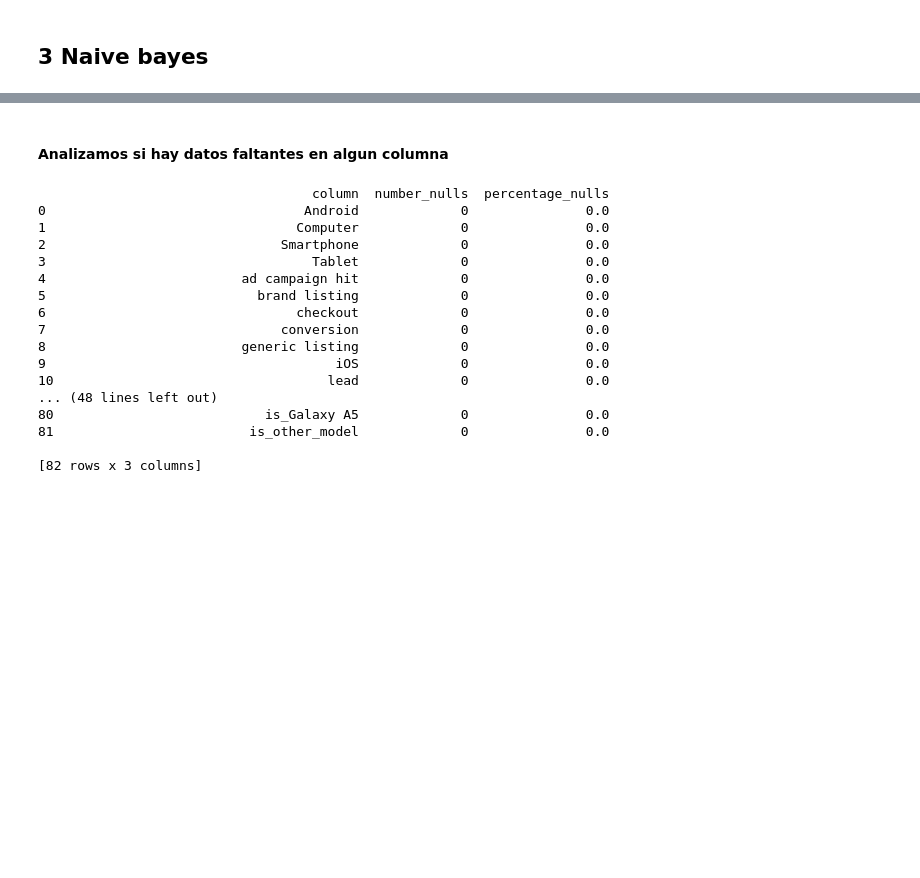
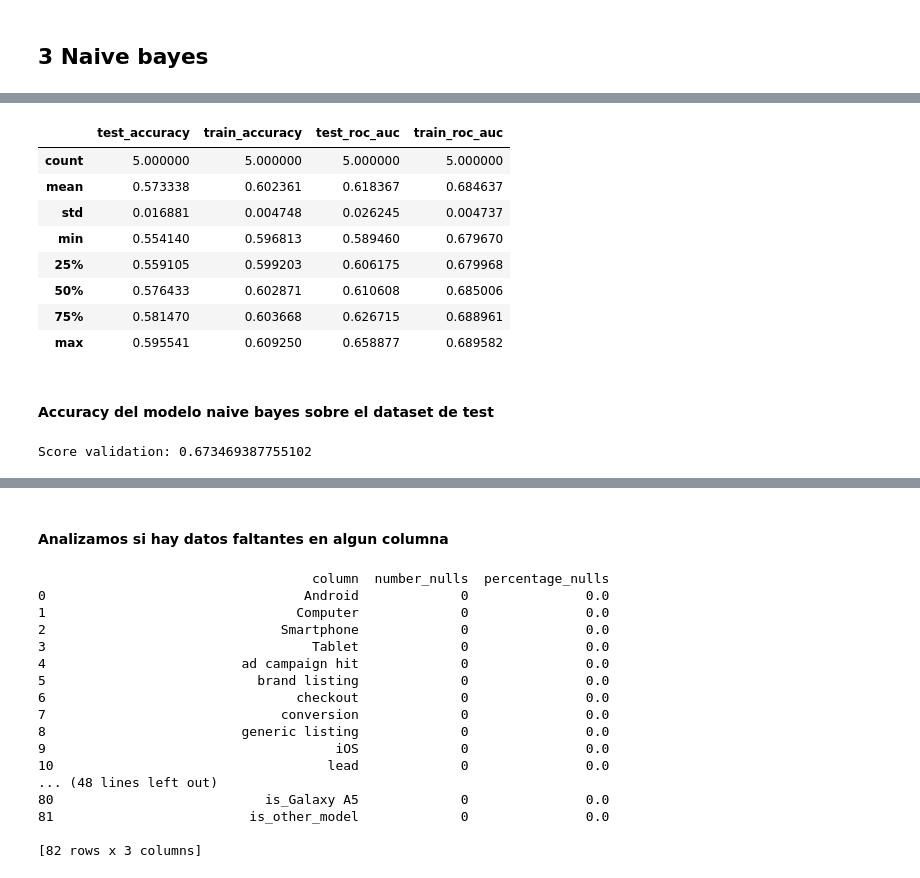
Before and after one commit to pabloveraML/decision_tree, a Jupyter notebook: Final_dataset_maestria - 4.ipynb, the cells around one changed output, grey strips where cells are left out. Drawn from its saved outputs; the diff is of its cells as text; code cells hidden in the pictures; blank space fills up the shorter version.

```diff
--- a/Final_dataset_maestria - 4.ipynb
+++ b/Final_dataset_maestria - 4.ipynb
@@ -531,7 +511,7 @@ def run_model_familiy_datasets(dataframe, model, array_noise, name_attribute):
 
         # Obtenemos las predicciones del mismo
 
-        scoreing = ['accuracy','roc_auc']
+        scoring = ['accuracy','roc_auc']
 
         scores = cross_validate(model, # Instancia de árbol a entrenar en cada fold
                         dataframe.drop(columns=['target']).values, # X_train features
@@ -649,0 +595,15 @@ array([[9.99994429e-001, 5.57075344e-006],
+# %%
+clf = GaussianNB()
+
+scoring = ['accuracy','roc_auc']
+
+scores_nb = cross_validate(clf, # Instancia de árbol a entrenar en cada fold
+                        df_train.drop(columns=['target']).values, # X_train features
+                        df_train["target"].values, # Y_train targets
+                        scoring=scoring, # Pedimos que para fold se ejecute esta lista de scorings
+                        return_train_score = True, # Queremos ver los scorings de los training folds
+                        return_estimator = True, # Ademas, pedimos que se nos devuelvan los dtrees de entrenados
+                        cv=5, # Establecemos la cantidad de particiones para realizar la Validación cruzada
+                        n_jobs = -1 # Pedimos que se ejecute en paralelo, utilizando todos los cores
+                       )
+scores_nb
@@ -649,0 +622,6 @@ array([[9.99994429e-001, 5.57075344e-006],
+# %%
+cv_5_fold_resultados_naive_bayes = pd.DataFrame(scores_nb)
+
+cv_5_fold_resultados_naive_bayes.drop(["fit_time","score_time","estimator"],axis=1,inplace=True)
+
+cv_5_fold_resultados_naive_bayes
@@ -649,0 +635,12 @@ array([[9.99994429e-001, 5.57075344e-006],
+# %%
+cv_5_fold_resultados_naive_bayes.describe()
+# %% [output]
+|  | test_accuracy | train_accuracy | test_roc_auc | train_roc_auc |
+| count | 5.000000 | 5.000000 | 5.000000 | 5.000000 |
+| mean | 0.573338 | 0.602361 | 0.618367 | 0.684637 |
+| std | 0.016881 | 0.004748 | 0.026245 | 0.004737 |
+| min | 0.554140 | 0.596813 | 0.589460 | 0.679670 |
+| 25% | 0.559105 | 0.599203 | 0.606175 | 0.679968 |
+| 50% | 0.576433 | 0.602871 | 0.610608 | 0.685006 |
+| 75% | 0.581470 | 0.603668 | 0.626715 | 0.688961 |
+| max | 0.595541 | 0.609250 | 0.658877 | 0.689582 |
@@ -649,0 +655,6 @@ array([[9.99994429e-001, 5.57075344e-006],
+# %% [markdown]
+#### Accuracy del modelo naive bayes sobre el dataset de test
+# %%
+print("Score validation: " + str(accuracy_score(y_esperado_nb, y_pred_nb)))
+# %% [output]
+Score validation: 0.673469387755102
```
Also changed, not shown: parts of 22 cells of this notebook.
